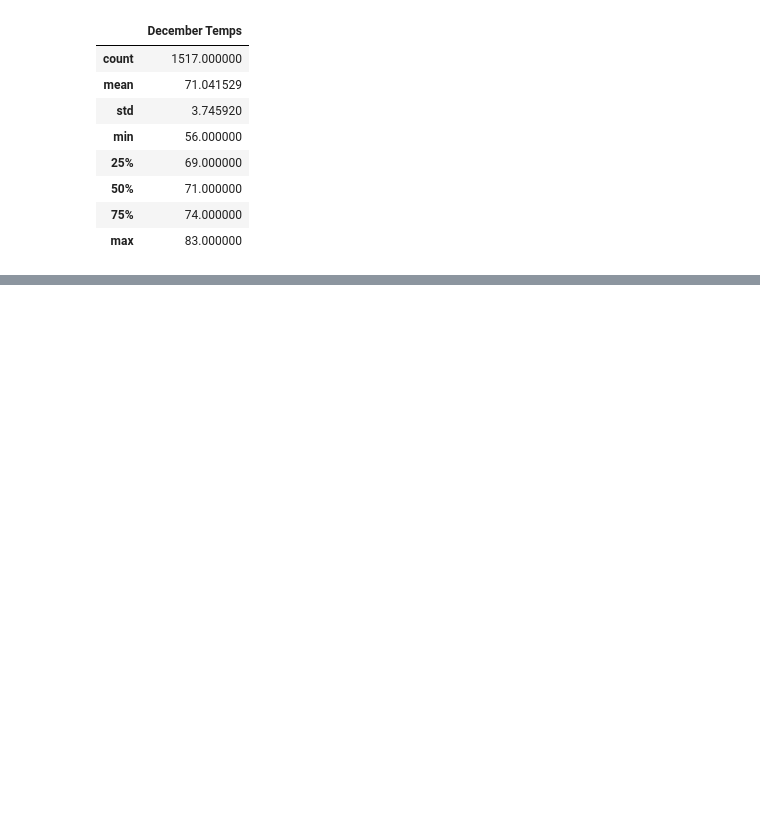
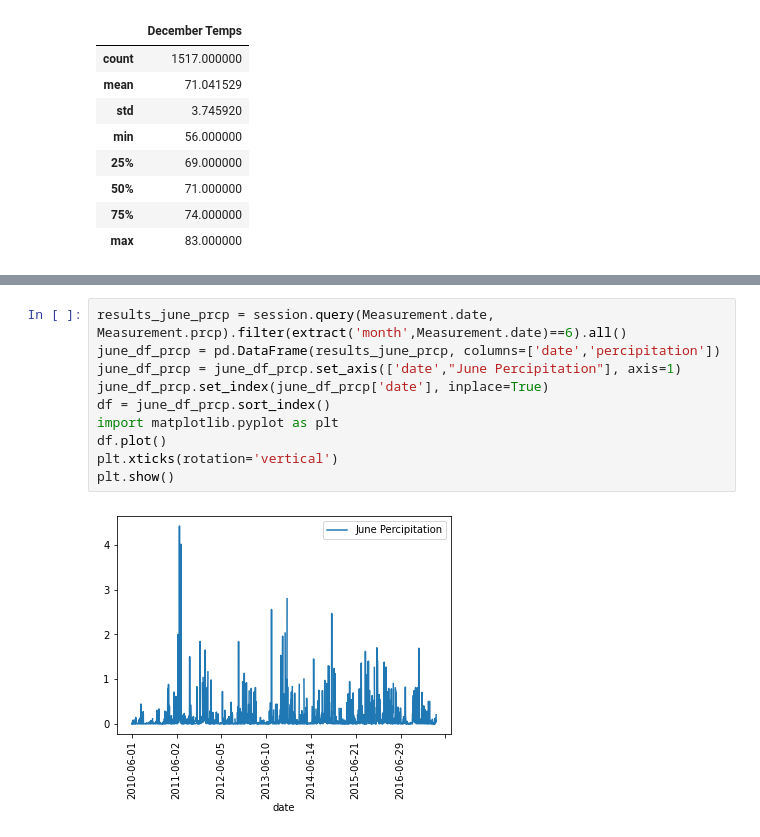
Before and after one commit to Ayesha-da/surfs_up, a Jupyter notebook: SurfsUp_Challenge.ipynb, the cells around one changed output, grey strips where cells are left out. Cells and saved outputs as stored; diff of their text form; blank space fills up the shorter version.

Commit message:
adding and updating data

```diff
--- a/SurfsUp_Challenge.ipynb
+++ b/SurfsUp_Challenge.ipynb
@@ -135,0 +133,12 @@ december_df.describe()
+# %%
+results_june_prcp = session.query(Measurement.date, Measurement.prcp).filter(extract('month',Measurement.date)==6).all()
+june_df_prcp = pd.DataFrame(results_june_prcp, columns=['date','percipitation'])
+june_df_prcp = june_df_prcp.set_axis(['date',"June Percipitation"], axis=1)
+june_df_prcp.set_index(june_df_prcp['date'], inplace=True)
+df = june_df_prcp.sort_index()
+import matplotlib.pyplot as plt
+df.plot()
+plt.xticks(rotation='vertical')
+plt.show()
+# %% [output]
+[figure, added]
```
Also changed, not shown: parts of 5 cells of this notebook.
